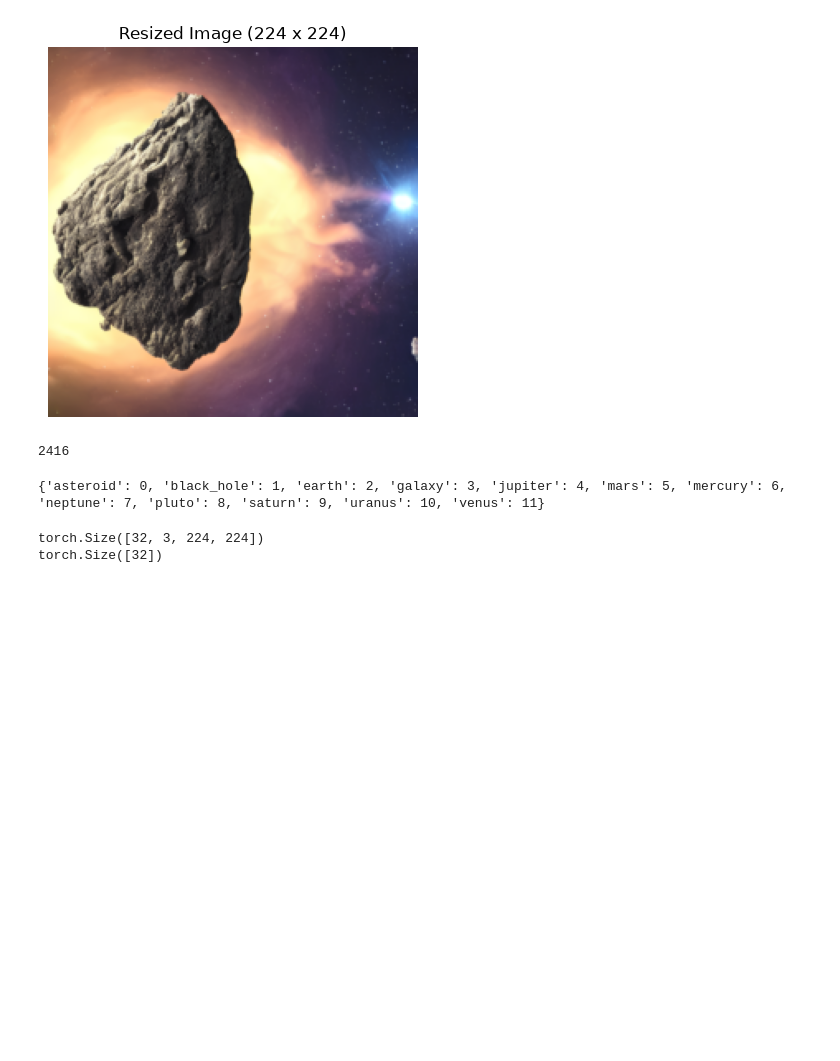
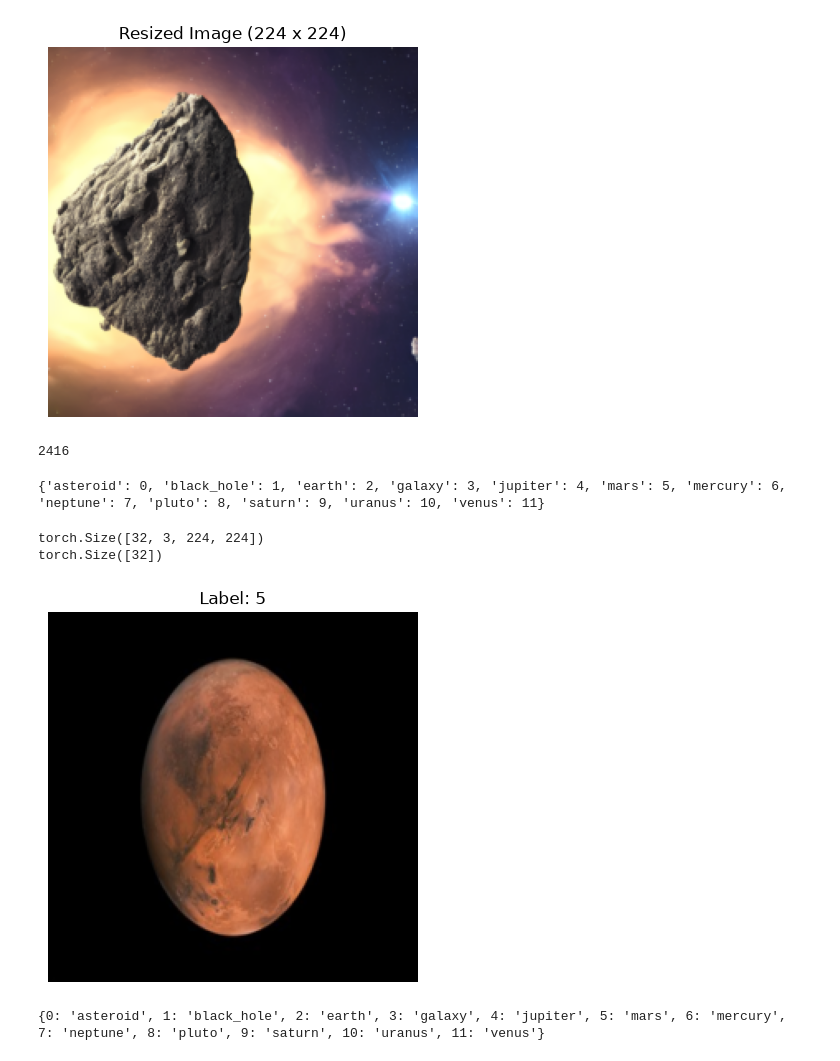
Before and after one commit to diksha-t/cosmolens-ai-space-identifier, a Jupyter notebook: notebooks/02_dataset_cleaning.ipynb, the cells around one changed output. Saved outputs shown, nothing was run; the diff lists cells and outputs as text; code cells hidden in the pictures; blank space fills up the shorter version.

```diff
--- a/notebooks/02_dataset_cleaning.ipynb
+++ b/notebooks/02_dataset_cleaning.ipynb
@@ -101,3 +101,31 @@ print(labels.shape)
 # %% [output]
 torch.Size([32, 3, 224, 224])
 torch.Size([32])
+# %%
+# denormalization function
+def denormalize(image_tensor):
+    mean = torch.tensor([0.485, 0.456, 0.406]).view(3, 1,1)
+    std = torch.tensor([0.229, 0.224, 0.225]).view(3, 1, 1)
+    image_tensor = image_tensor  * std + mean
+    image_tensor = torch.clamp(image_tensor, 0, 1)
+    return image_tensor
+# %%
+# display image
+image = denormalize(images[0])
+image = image.permute(1, 2, 0)
+plt.imshow(image)
+plt.axis("off")
+plt.title(f"Label: {labels[0].item()}")
+plt.show()
+# %% [output]
+[figure, added]
+# %%
+# convert label number to class name
+idx_to_class = {
+    value: key
+    for key, value in train_dataset.class_to_idx.items()
+}
+
+print(idx_to_class)
+# %% [output]
+{0: 'asteroid', 1: 'black_hole', 2: 'earth', 3: 'galaxy', 4: 'jupiter', 5: 'mars', 6: 'mercury', 7: 'neptune', 8: 'pluto', 9: 'saturn', 10: 'uranus', 11: 'venus'}
```
